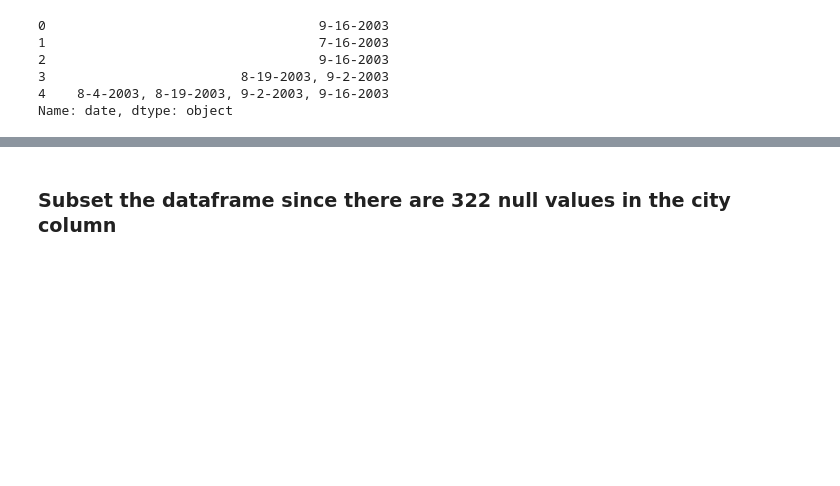
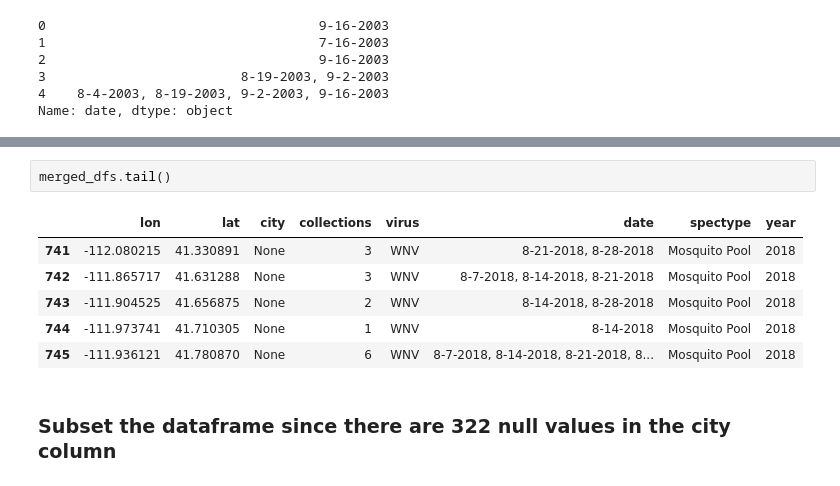
Before and after one commit to bazini627/nmpFinalProject, a Jupyter notebook: wnvDataCleanup.ipynb, the cells around one changed output, grey strips where cells are left out. Drawn from its saved outputs; the diff is of its cells as text; blank space fills up the shorter version.

```diff
--- a/wnvDataCleanup.ipynb
+++ b/wnvDataCleanup.ipynb
@@ -331,3 +347,12 @@ Name: date, dtype: object
+# %%
+merged_dfs.tail()
+# %% [output]
+|  | lon | lat | city | collections | virus | date | spectype | year |
+| 741 | -112.080215 | 41.330891 | None | 3 | WNV | 8-21-2018, 8-28-2018 | Mosquito Pool | 2018 |
+| 742 | -111.865717 | 41.631288 | None | 3 | WNV | 8-7-2018, 8-14-2018, 8-21-2018 | Mosquito Pool | 2018 |
+| 743 | -111.904525 | 41.656875 | None | 2 | WNV | 8-14-2018, 8-28-2018 | Mosquito Pool | 2018 |
+| 744 | -111.973741 | 41.710305 | None | 1 | WNV | 8-14-2018 | Mosquito Pool | 2018 |
+| 745 | -111.936121 | 41.780870 | None | 6 | WNV | 8-7-2018, 8-14-2018, 8-21-2018, 8... | Mosquito Pool | 2018 |
 # %% [markdown]
 ### Subset the dataframe since there are 322 null values in the city column
 # %%
```
Also changed, not shown: parts of 13 cells of this notebook, 9 other files.
